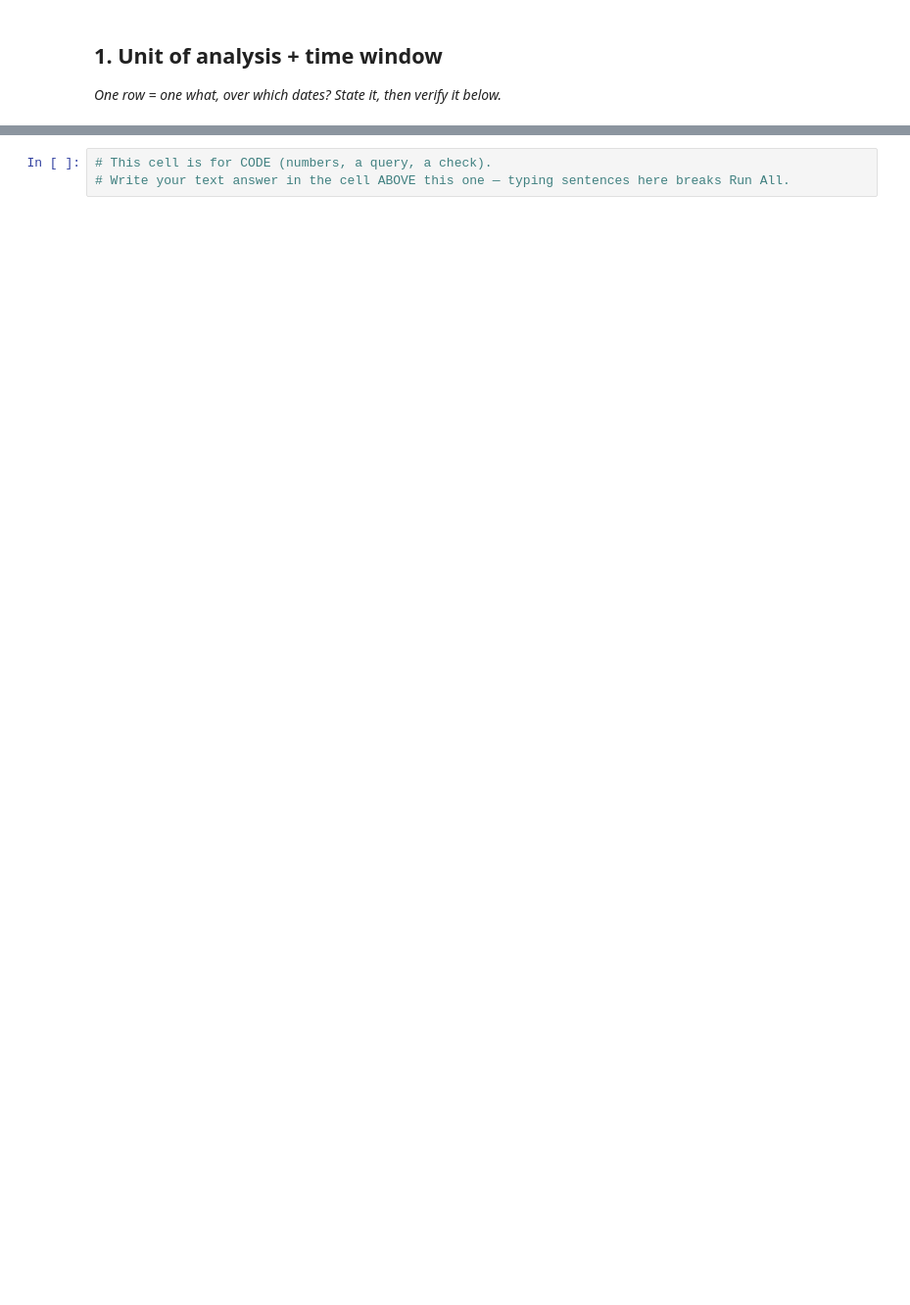
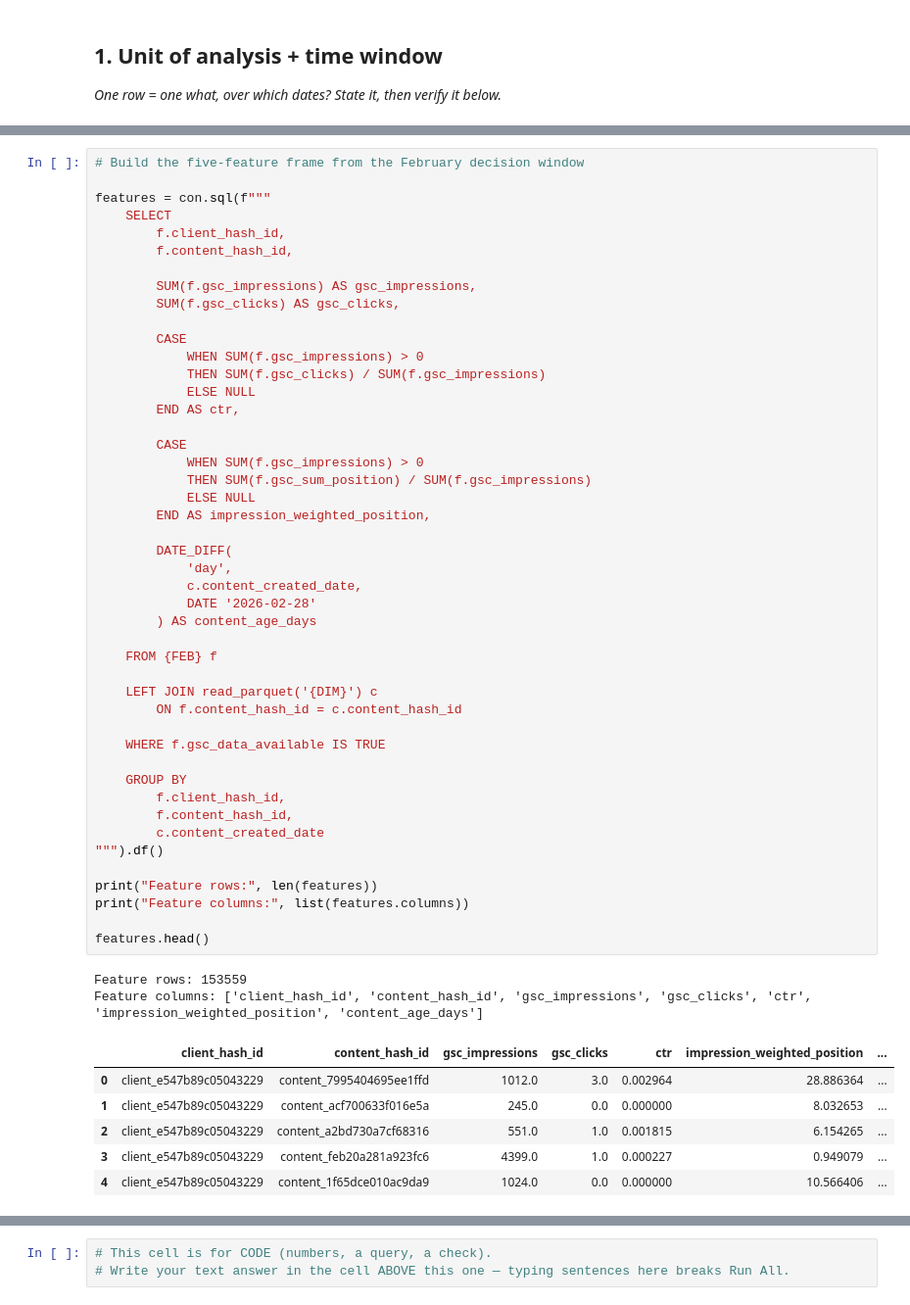
Before and after one commit to ANEMBHARGAV/flyrank_ml_intern_w1, a Jupyter notebook: work/notebooks/w03_data_contract.ipynb, the cells around one changed output, grey strips where cells are left out. Shown at 98% size. Saved outputs shown, nothing was run; the diff lists cells and outputs as text; blank space fills up the shorter version.

```diff
--- a/work/notebooks/w03_data_contract.ipynb
+++ b/work/notebooks/w03_data_contract.ipynb
@@ -12,0 +197,55 @@ This skeleton is yours to fill. Work the sections **in order** — each one has
+# %%
+# Build the five-feature frame from the February decision window
+
+features = con.sql(f"""
+    SELECT
+        f.client_hash_id,
+        f.content_hash_id,
+
+        SUM(f.gsc_impressions) AS gsc_impressions,
+        SUM(f.gsc_clicks) AS gsc_clicks,
+
+        CASE
+            WHEN SUM(f.gsc_impressions) > 0
+            THEN SUM(f.gsc_clicks) / SUM(f.gsc_impressions)
+            ELSE NULL
+        END AS ctr,
+
+        CASE
+            WHEN SUM(f.gsc_impressions) > 0
+            THEN SUM(f.gsc_sum_position) / SUM(f.gsc_impressions)
+            ELSE NULL
+        END AS impression_weighted_position,
+
+        DATE_DIFF(
+            'day',
+            c.content_created_date,
+            DATE '2026-02-28'
+        ) AS content_age_days
+
+    FROM {FEB} f
+
+    LEFT JOIN read_parquet('{DIM}') c
+        ON f.content_hash_id = c.content_hash_id
+
+    WHERE f.gsc_data_available IS TRUE
+
+    GROUP BY
+        f.client_hash_id,
+        f.content_hash_id,
+        c.content_created_date
+""").df()
+
+print("Feature rows:", len(features))
+print("Feature columns:", list(features.columns))
+
+features.head()
+# %% [output]
+Feature rows: 153559
+Feature columns: ['client_hash_id', 'content_hash_id', 'gsc_impressions', 'gsc_clicks', 'ctr', 'impression_weighted_position', 'content_age_days']
+|  | client_hash_id | content_hash_id | gsc_impressions | gsc_clicks | ctr | impression_weighted_position | ... |
+| 0 | client_e547b89c05043229 | content_7995404695ee1ffd | 1012.0 | 3.0 | 0.002964 | 28.886364 | ... |
+| 1 | client_e547b89c05043229 | content_acf700633f016e5a | 245.0 | 0.0 | 0.000000 | 8.032653 | ... |
+| 2 | client_e547b89c05043229 | content_a2bd730a7cf68316 | 551.0 | 1.0 | 0.001815 | 6.154265 | ... |
+| 3 | client_e547b89c05043229 | content_feb20a281a923fc6 | 4399.0 | 1.0 | 0.000227 | 0.949079 | ... |
+| 4 | client_e547b89c05043229 | content_1f65dce010ac9da9 | 1024.0 | 0.0 | 0.000000 | 10.566406 | ... |
```
Also changed, not shown: parts of 26 cells of this notebook.
